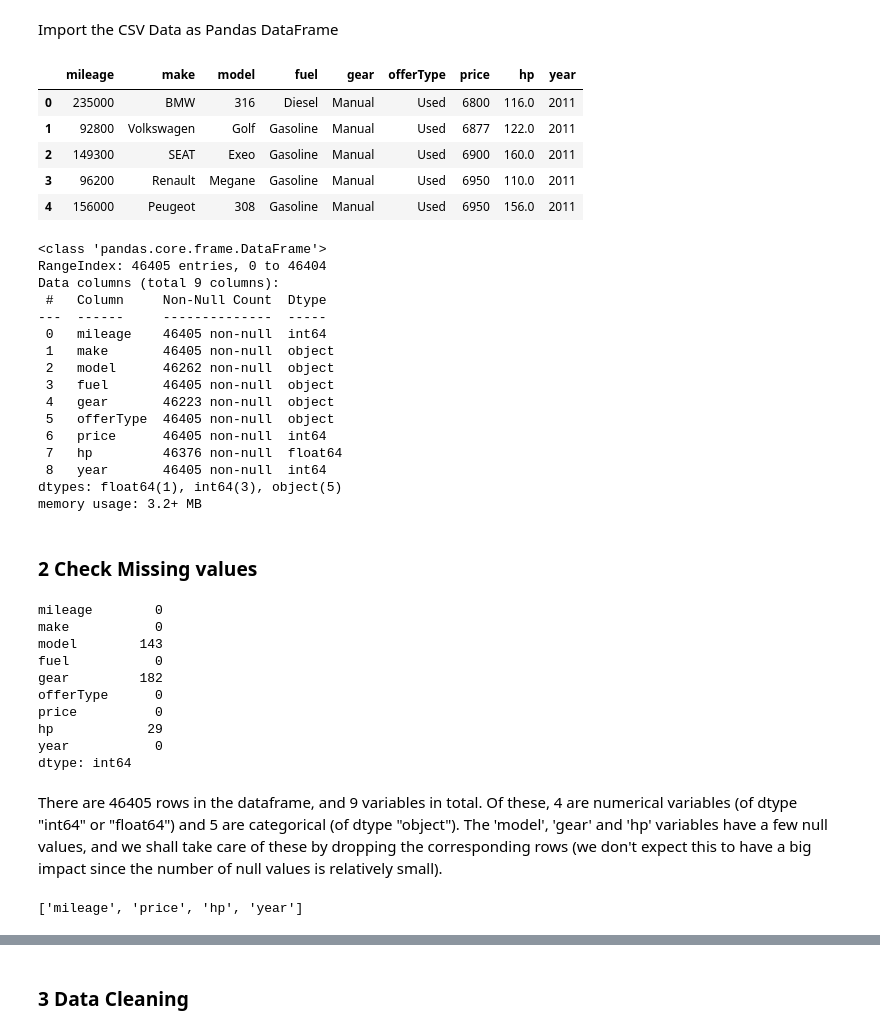
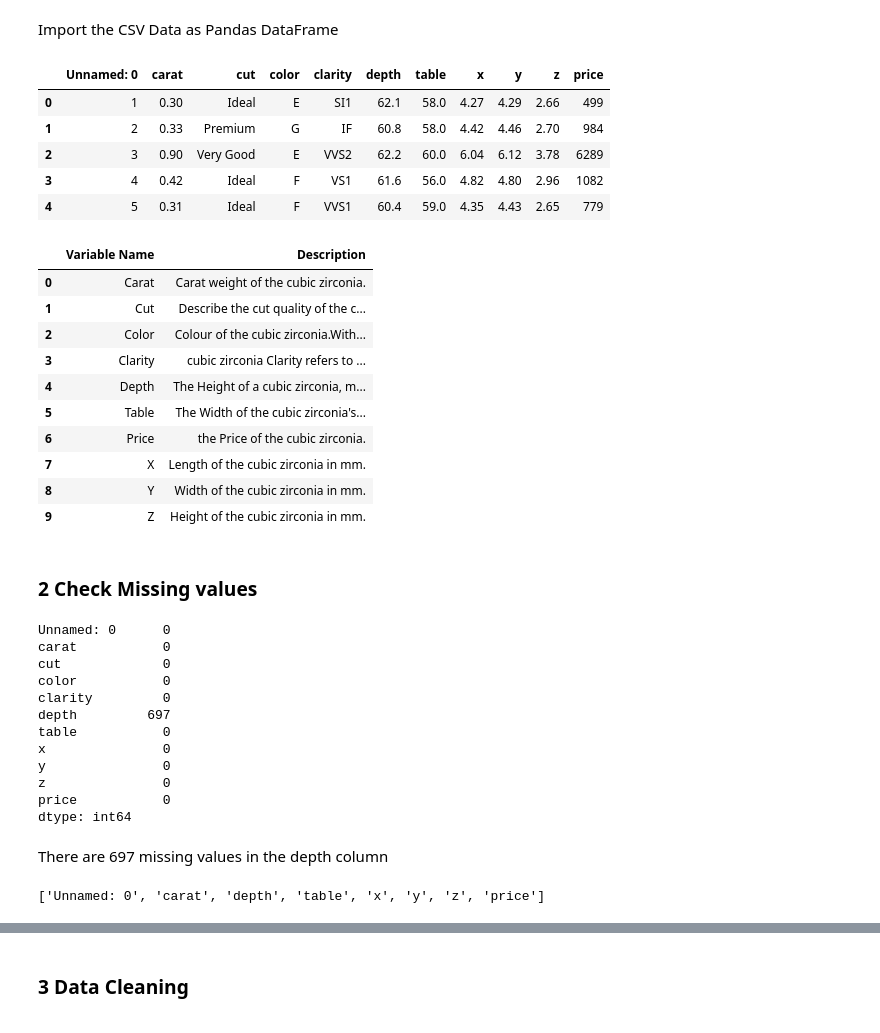
Before and after one commit to imamulahsan/Car_Price_Prediction_Germany, a Jupyter notebook: notebook/EDA_Car_Price_Prediction_Germany.ipynb, the cells around one changed output, grey strips where cells are left out. Drawn from its saved outputs; the diff is of its cells as text; code cells hidden in the pictures.

```diff
--- a/notebook/EDA_Car_Price_Prediction_Germany.ipynb
+++ b/notebook/EDA_Car_Price_Prediction_Germany.ipynb
@@ -15,58 +35,55 @@ warnings.filterwarnings('ignore')
 # %% [markdown]
 Import the CSV Data as Pandas DataFrame
 # %%
-df = pd.read_csv('data/autoscout24-germany-dataset.csv')
+df = pd.read_csv('data/gemstonedataset.csv')
 df.head()
 # %% [output]
-|  | mileage | make | model | fuel | gear | offerType | price | hp | year |
-| 0 | 235000 | BMW | 316 | Diesel | Manual | Used | 6800 | 116.0 | 2011 |
-| 1 | 92800 | Volkswagen | Golf | Gasoline | Manual | Used | 6877 | 122.0 | 2011 |
-| 2 | 149300 | SEAT | Exeo | Gasoline | Manual | Used | 6900 | 160.0 | 2011 |
-| 3 | 96200 | Renault | Megane | Gasoline | Manual | Used | 6950 | 110.0 | 2011 |
-| 4 | 156000 | Peugeot | 308 | Gasoline | Manual | Used | 6950 | 156.0 | 2011 |
+|  | Unnamed: 0 | carat | cut | color | clarity | depth | table | x | y | z | price |
+| 0 | 1 | 0.30 | Ideal | E | SI1 | 62.1 | 58.0 | 4.27 | 4.29 | 2.66 | 499 |
+| 1 | 2 | 0.33 | Premium | G | IF | 60.8 | 58.0 | 4.42 | 4.46 | 2.70 | 984 |
+| 2 | 3 | 0.90 | Very Good | E | VVS2 | 62.2 | 60.0 | 6.04 | 6.12 | 3.78 | 6289 |
+| 3 | 4 | 0.42 | Ideal | F | VS1 | 61.6 | 56.0 | 4.82 | 4.80 | 2.96 | 1082 |
+| 4 | 5 | 0.31 | Ideal | F | VVS1 | 60.4 | 59.0 | 4.35 | 4.43 | 2.65 | 779 |
 # %%
-# Let's find out a bit more about the variables in the dataframe:
-df.info()
+# Let's observe the data dictionary to find more about the dataset
+pd.read_excel('data/Data Dictionary.xlsx')
 # %% [output]
-<class 'pandas.core.frame.DataFrame'>
-RangeIndex: 46405 entries, 0 to 46404
-Data columns (total 9 columns):
- #   Column     Non-Null Count  Dtype
----  ------     --------------  -----
- 0   mileage    46405 non-null  int64
- 1   make       46405 non-null  object
- 2   model      46262 non-null  object
- 3   fuel       46405 non-null  object
- 4   gear       46223 non-null  object
- 5   offerType  46405 non-null  object
- 6   price      46405 non-null  int64
- 7   hp         46376 non-null  float64
- 8   year       46405 non-null  int64
-dtypes: float64(1), int64(3), object(5)
-memory usage: 3.2+ MB
+|  | Variable Name | Description |
+| 0 | Carat | Carat weight of the cubic zirconia. |
+| 1 | Cut | Describe the cut quality of the c... |
+| 2 | Color | Colour of the cubic zirconia.With... |
+| 3 | Clarity | cubic zirconia Clarity refers to ... |
+| 4 | Depth | The Height of a cubic zirconia, m... |
+| 5 | Table | The Width of the cubic zirconia's... |
+| 6 | Price | the Price of the cubic zirconia. |
+| 7 | X | Length of the cubic zirconia in mm. |
+| 8 | Y | Width of the cubic zirconia in mm. |
+| 9 | Z | Height of the cubic zirconia in mm. |
 # %% [markdown]
 ### 2 Check Missing values
 # %%
 df.isna().sum()
 # %% [output]
-mileage        0
-make           0
-model        143
-fuel           0
-gear         182
-offerType      0
-price          0
-hp            29
-year           0
+Unnamed: 0      0
+carat           0
+cut             0
+color           0
+clarity         0
+depth         697
+table           0
+x               0
+y               0
+z               0
+price           0
 dtype: int64
 # %% [markdown]
-There are 46405 rows in the dataframe, and 9 variables in total. Of these, 4 are numerical variables (of dtype "int64" or "float64") and 5 are categorical (of dtype "object"). The 'model', 'gear' and 'hp' variables have a few null values, and we shall take care of these by dropping the corresponding rows (we don't expect this to have a big impact since the number of null values is relatively small).
+There are 697 missing values in the depth column
 # %%
 # Numerical columns
 num_cols = list(df._get_numeric_data().columns)
 print(num_cols)
 # %% [output]
-['mileage', 'price', 'hp', 'year']
+['Unnamed: 0', 'carat', 'depth', 'table', 'x', 'y', 'z', 'price']
 # %%
 # Categorical columns
 cat_cols = set(df.columns) - set(num_cols)
```
Also changed, not shown: parts of 30 cells of this notebook, 10 other files.
